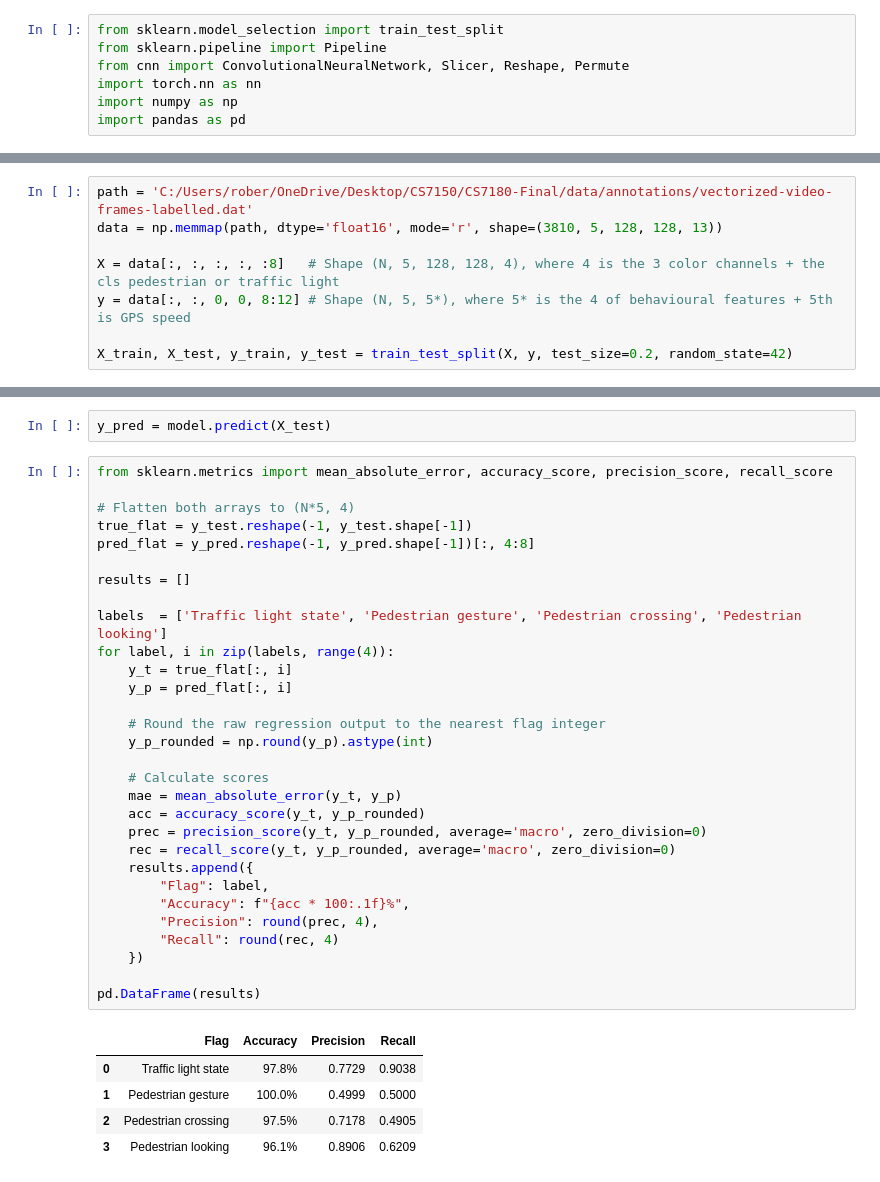
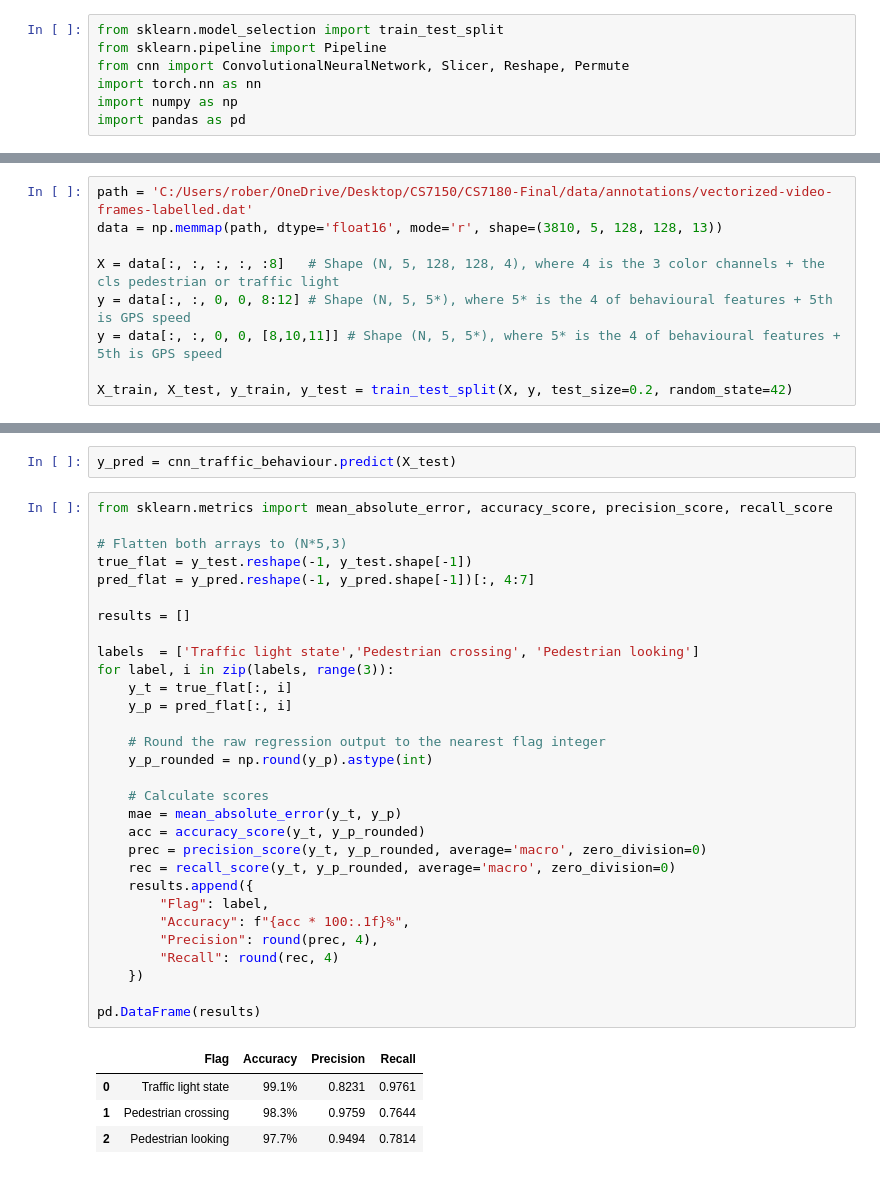
Before and after one commit to RobertDeLaCruzNEU/CS7180-Final, a Jupyter notebook: models/rnn-example.ipynb, the cells around one changed output, grey strips where cells are left out. Saved outputs shown, nothing was run; the diff lists cells and outputs as text.

```diff
--- a/models/rnn-example.ipynb
+++ b/models/rnn-example.ipynb
@@ -11,5 +17,6 @@ data = np.memmap(path, dtype='float16', mode='r', shape=(3810, 5, 128, 128, 13))
 
 X = data[:, :, :, :, :8]   # Shape (N, 5, 128, 128, 4), where 4 is the 3 color channels + the cls pedestrian or traffic light
 y = data[:, :, 0, 0, 8:12] # Shape (N, 5, 5*), where 5* is the 4 of behavioural features + 5th is GPS speed
+y = data[:, :, 0, 0, [8,10,11]] # Shape (N, 5, 5*), where 5* is the 4 of behavioural features + 5th is GPS speed
 
 X_train, X_test, y_train, y_test = train_test_split(X, y, test_size=0.2, random_state=42)
@@ -94,38 +140,37 @@ plt.show()
 # %%
-y_pred = model.predict(X_test)
+y_pred = cnn_traffic_behaviour.predict(X_test)
 # %%
 from sklearn.metrics import mean_absolute_error, accuracy_score, precision_score, recall_score
 
-# Flatten both arrays to (N*5, 4)
+# Flatten both arrays to (N*5,3)
 true_flat = y_test.reshape(-1, y_test.shape[-1])
-pred_flat = y_pred.reshape(-1, y_pred.shape[-1])[:, 4:8]
+pred_flat = y_pred.reshape(-1, y_pred.shape[-1])[:, 4:7]
 
 results = []
 
-labels  = ['Traffic light state', 'Pedestrian gesture', 'Pedestrian crossing', 'Pedestrian looking']
-for label, i in zip(labels, range(4)):
+labels  = ['Traffic light state','Pedestrian crossing', 'Pedestrian looking']
+for label, i in zip(labels, range(3)):
     y_t = true_flat[:, i]
     y_p = pred_flat[:, i]
 
     # Round the raw regression output to the nearest flag integer
     y_p_rounded = np.round(y_p).astype(int)
 
     # Calculate scores
     mae = mean_absolute_error(y_t, y_p)
     acc = accuracy_score(y_t, y_p_rounded)
     prec = precision_score(y_t, y_p_rounded, average='macro', zero_division=0)
     rec = recall_score(y_t, y_p_rounded, average='macro', zero_division=0)
     results.append({
         "Flag": label,
         "Accuracy": f"{acc * 100:.1f}%",
         "Precision": round(prec, 4),
         "Recall": round(rec, 4)
     })
 
 pd.DataFrame(results)
 # %% [output]
 |  | Flag | Accuracy | Precision | Recall |
-| 0 | Traffic light state | 97.8% | 0.7729 | 0.9038 |
-| 1 | Pedestrian gesture | 100.0% | 0.4999 | 0.5000 |
-| 2 | Pedestrian crossing | 97.5% | 0.7178 | 0.4905 |
-| 3 | Pedestrian looking | 96.1% | 0.8906 | 0.6209 |
+| 0 | Traffic light state | 99.1% | 0.8231 | 0.9761 |
+| 1 | Pedestrian crossing | 98.3% | 0.9759 | 0.7644 |
+| 2 | Pedestrian looking | 97.7% | 0.9494 | 0.7814 |
```
Also changed, not shown: parts of 9 cells of this notebook.
